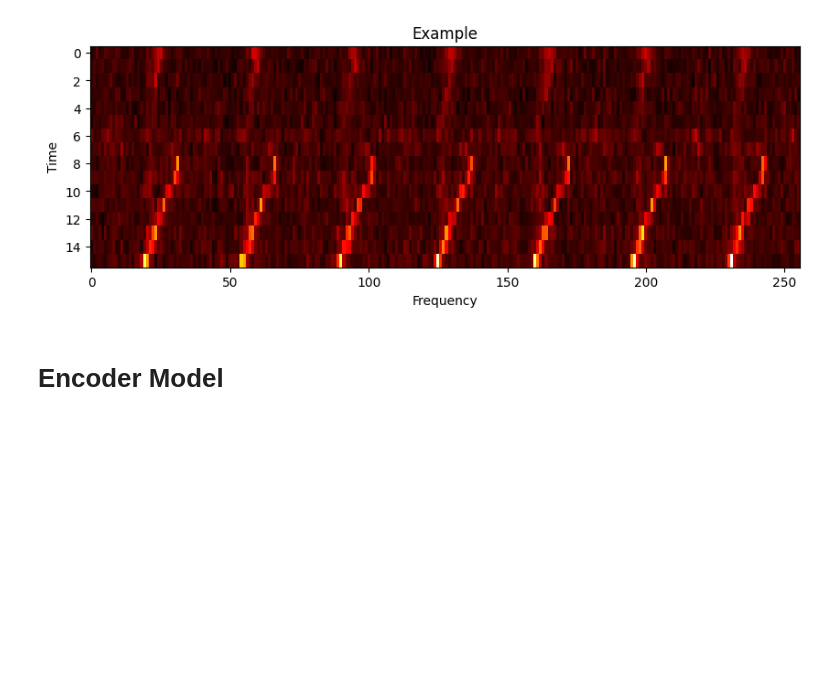
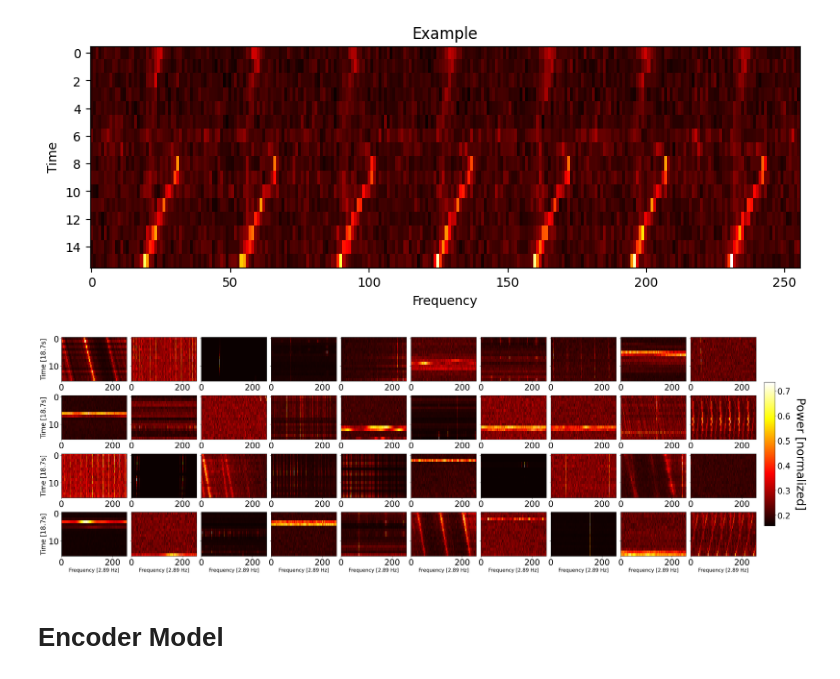
Before and after one commit to PetchMa/Reverse_Radio_Search, a Jupyter notebook: autoencoder/autoencoder.ipynb, the cells around one changed output. Cells and saved outputs as stored; diff of their text form; code cells hidden in the pictures; blank space fills up the shorter version.

```diff
--- a/autoencoder/autoencoder.ipynb
+++ b/autoencoder/autoencoder.ipynb
@@ -81,6 +81,32 @@ plt.imshow(data[1000, :, :], cmap='hot', aspect=5)
 # %%
 from sklearn.model_selection import train_test_split
 X_train, X_test, y_train, y_test = train_test_split(data, data, test_size=0.33, random_state=42)
+# %%
+ind = np.random.randint(0, X_train.shape[0], size=(10, 10))
+font_size = 25
+plt.rcParams.update({'font.size': font_size})
+
+f, ax = plt.subplots(4, 10, sharey=True, figsize=(30, 10), constrained_layout=True)
+
+for j in range(10):
+    for i in range(4):
+        inde = ind[i, j]
+        ax[i,j].imshow(X_train[inde,:,:,0], cmap='hot', interpolation='nearest', aspect="auto")
+        if i == 3:
+            ax[i,j].set_xlabel("Frequency [2.89 Hz]",  fontsize=font_size-10)
+        if j ==0:
+            ax[i,j].set_ylabel("Time [18.7s]",  fontsize=font_size-5)
+
+
+cbaxes = f.add_axes([1.01, 0.2, 0.015, 0.6])
+cbar = f.colorbar(im, cax=cbaxes)
+cbar.ax.tick_params(labelsize=font_size)
+f.text(1.06, 0.5, 'Power [normalized]', ha='center', va='center', rotation=270,
+       fontsize=font_size+10)
+
+plt.savefig("plots/training_examples.pdf", format="pdf")
+# %% [output]
+[figure, added]
 # %% [markdown]
 # Encoder Model
 # %%
```
Also changed, not shown: parts of 7 cells of this notebook, 16 other files.
